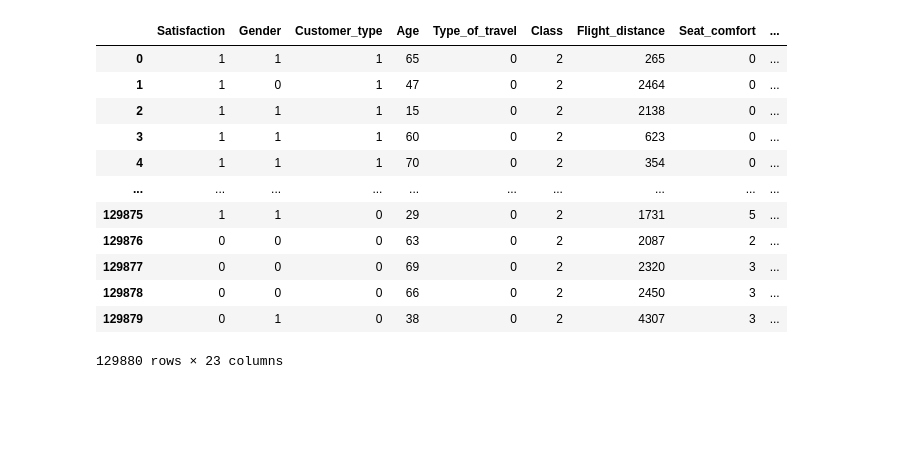
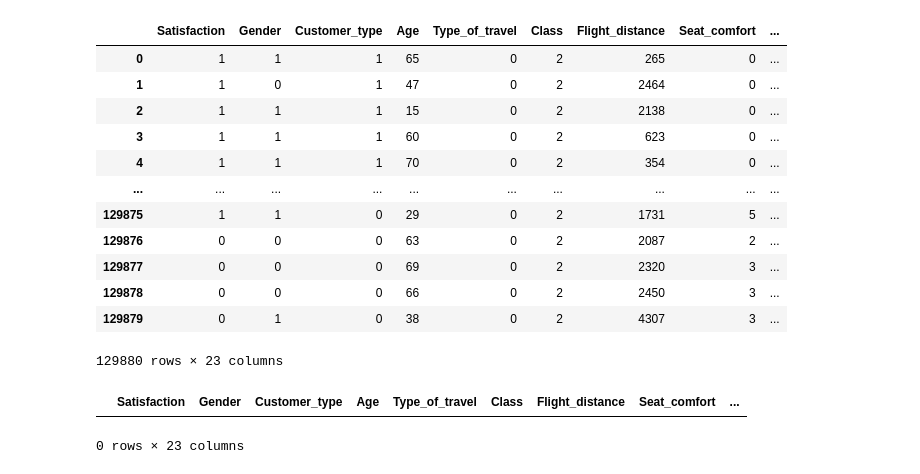
Before and after one commit to DJ1070/Airline_Passenger_Satisfaction, a Jupyter notebook: Airline.ipynb, the cells around one changed output. Saved outputs shown, nothing was run; the diff lists cells and outputs as text; code cells hidden in the pictures; blank space fills up the shorter version.

```diff
--- a/Airline.ipynb
+++ b/Airline.ipynb
@@ -104,3 +104,8 @@ df
 | 129878 | 0 | 0 | 0 | 66 | 0 | 2 | 2450 | 3 | ... |
 | 129879 | 0 | 1 | 0 | 38 | 0 | 2 | 4307 | 3 | ... |
 129880 rows × 23 columns
+# %%
+df[df.Arrival_delay_in_minutes.isna() == True]
+# %% [output]
+|  | Satisfaction | Gender | Customer_type | Age | Type_of_travel | Class | Flight_distance | Seat_comfort | ... |
+0 rows × 23 columns
```
Also changed, not shown: parts of 20 cells of this notebook, 1 other file.
